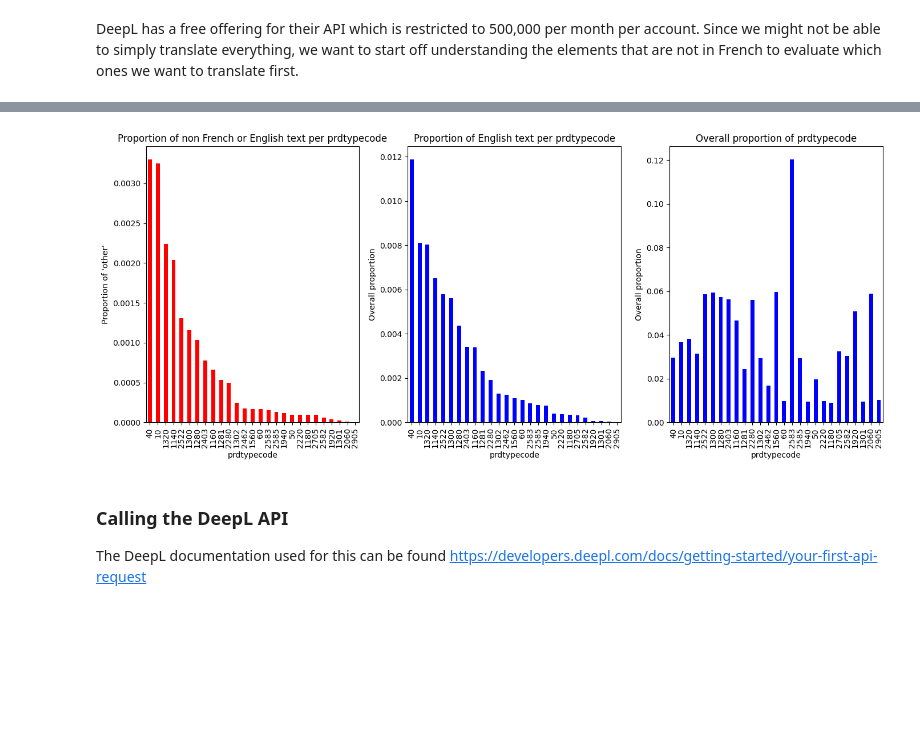
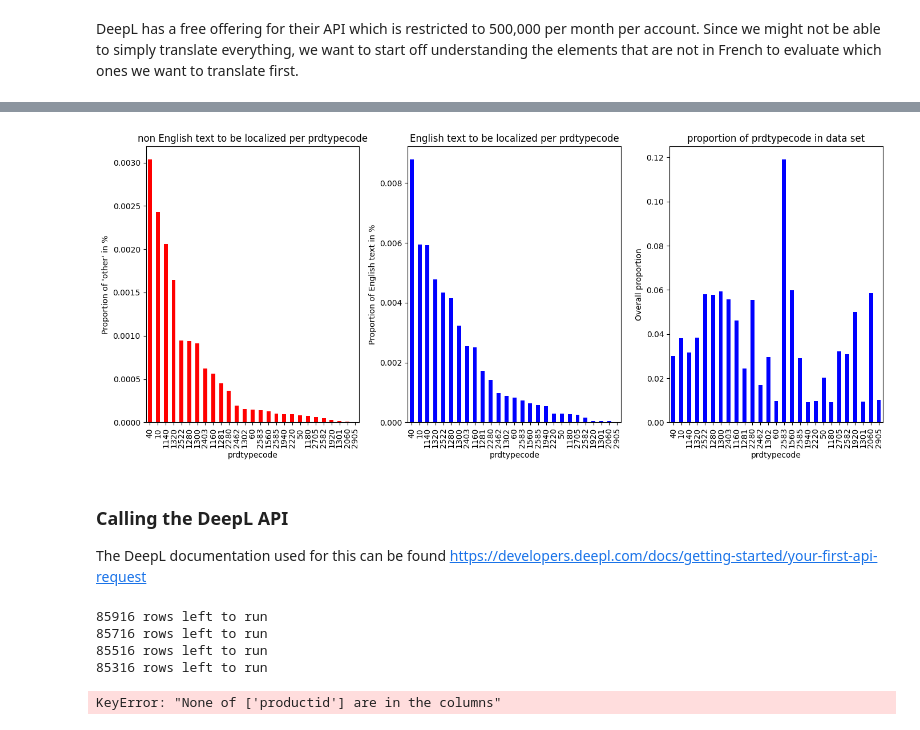
Before and after one commit to Wilsbert12/Data_Science_Classification_of_Rakuten_Challenge_Multimodal_Soft_Vote, a Jupyter notebook: DeepL.ipynb, the cells around one changed output, grey strips where cells are left out. Drawn from its saved outputs; the diff is of its cells as text; code cells hidden in the pictures; blank space fills up the shorter version.

Commit message:
refactoring of deepL.ipynb

```diff
--- a/DeepL.ipynb
+++ b/DeepL.ipynb
@@ -52,5 +9,16 @@ df_lang.to_csv('language_analysis/df_lang.csv')
 # %% [markdown]
 ### Call DeepL for translations
-# %%
-df_lang = pd.read_csv('language_analysis/df_lang.csv', index_col=0)
-df_translate = df_lang.loc[df_lang['lang'] != 'fr']
+# %%
+if os.path.exists(loc_utils.deepl_file):
+    df_translate = pd.read_csv(loc_utils.deepl_file)
+    print('found deepL output file and will continue from there')
+else:
+    if os.path.exists('language_analysis/df_lang.csv'):
+        print("found 'language_analysis/df_lang.csv', will not run text_cleaner")
+        df_lang = pd.read_csv('language_analysis/df_lang.csv', index_col=0)
+    else:
+        print("did not found 'language_analysis/df_lang.csv', will run text_cleaner")
+        df_lang = loc_utils.import_clean_data()
+    df_translate = loc_utils.safe_create_column('deepL_translation', df_translate)
+    df_translate.to_csv(loc_utils.deepl_file)
+    print('creating deepL output file')
@@ -94,44 +39,62 @@ Passing `palette` without assigning `hue` is deprecated and will be removed in v
 # %%
-freq_counts = pd.crosstab(df_lang['prdtypecode'], df_lang['lang'].apply(lambda x: x if x in ['fr', 'en'] else 'other'), normalize=True)
+import matplotlib.pyplot as plt
+freq_counts = pd.crosstab(df_translate['prdtypecode'], df_translate.loc[df_translate['deepL_translation'].isna()]['lang'].apply(lambda x: x if x in ['fr', 'en'] else 'other'), normalize=True)
 
 # Compute "other" proportion per prdtypecode
 other_freq = freq_counts['other'].sort_values(ascending=False)
 
 en_freq = freq_counts['en'].sort_values(ascending=False)
 
 # Compute overall proportion of each prdtypecode
-overall_freq = df_lang['prdtypecode'].value_counts(normalize=True)
+overall_freq = df_translate['prdtypecode'].value_counts(normalize=True)
 
 # Reindex `overall_freq` to match the order of `other_freq`
 overall_freq = overall_freq.reindex(other_freq.index, fill_value=0)
 
 # Create a figure with two subplots
 fig, axes = plt.subplots(1, 3, figsize=(14, 6), sharex=True)
 
 # Plot proportion of "other" per prdtypecode
 other_freq.plot(kind="bar", color="red", ax=axes[0])
-axes[0].set_title("Proportion of non French or English text per prdtypecode")
+axes[0].set_title("non English text to be localized per prdtypecode")
 axes[0].set_xlabel("prdtypecode")
-axes[0].set_ylabel("Proportion of 'other'")
+axes[0].set_ylabel("Proportion of 'other' in %")
 
 # Plot overall proportion of each prdtypecode (same order)
 en_freq.plot(kind="bar", color="blue", ax=axes[1])
-axes[1].set_title("Proportion of English text per prdtypecode")
+axes[1].set_title("English text to be localized per prdtypecode")
 axes[1].set_xlabel("prdtypecode")
-axes[1].set_ylabel("Overall proportion")
+axes[1].set_ylabel("Proportion of English text in %")
 
 # Plot overall proportion of each prdtypecode (same order)
 overall_freq.plot(kind="bar", color="blue", ax=axes[2])
-axes[2].set_title("Overall proportion of prdtypecode")
+axes[2].set_title("proportion of prdtypecode in data set")
 axes[2].set_xlabel("prdtypecode")
 axes[2].set_ylabel("Overall proportion")
 
 # Adjust layout
 plt.tight_layout()
 plt.show();
 # %% [output]
-[figure, old version]
+[figure, new version]
 # %% [markdown]
 ### Calling the DeepL API
 
 The DeepL documentation used for this can be found https://developers.deepl.com/docs/getting-started/your-first-api-request
+# %%
+try:
+    df_translate = loc_utils.apply_translation_conditionally_in_chunks(df_translate, chunk_size=200)
+    df_translate.to_csv(loc_utils.deepl_file, index=False)
+    print('{loc_utils.deepl_file} was updated')
+except Exception as e:
+    df_deepL_output = pd.read_csv(loc_utils.deepl_output_file, index_col='productid').drop_duplicates()
+    df_translate = df_translate.set_index('productid')
+    df_translate.combine_first(df_deepL_output).to_csv(loc_utils.deepl_file)
+    print(f'Error: {e} \n\
+          updating {loc_utils.deepl_file} from {loc_utils.deepl_output_file}')
+# %% [output]
+85916 rows left to run
+85716 rows left to run
+85516 rows left to run
+85316 rows left to run
+KeyError: "None of ['productid'] are in the columns"
```
Also changed, not shown: parts of 16 cells of this notebook, 5 other files.
